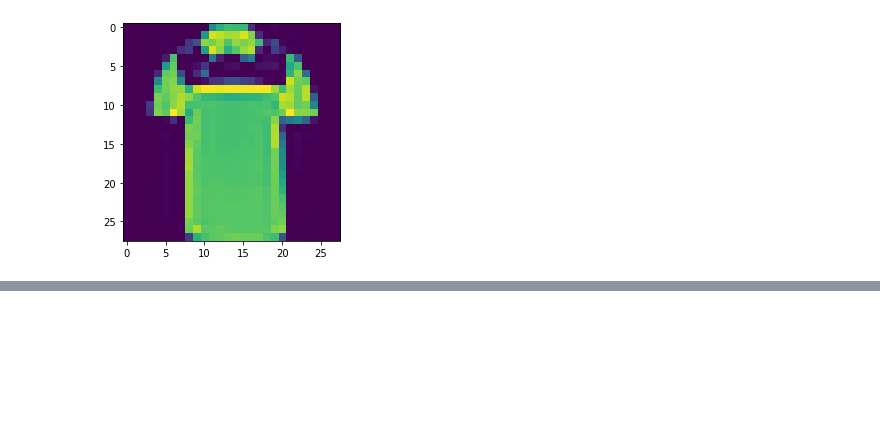
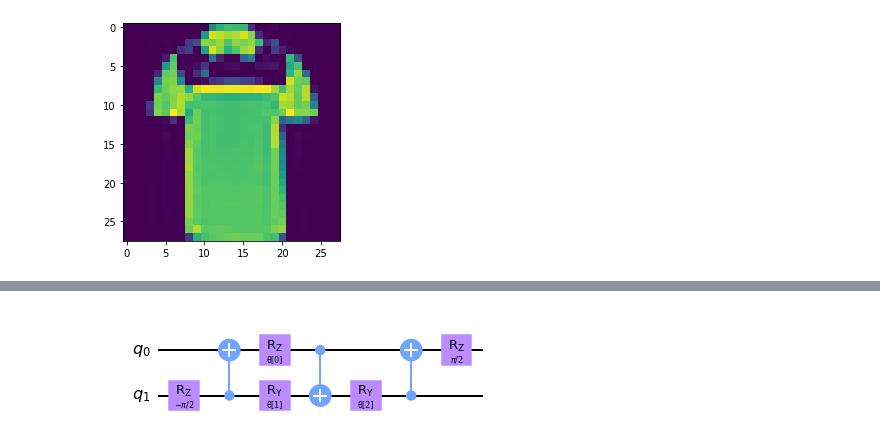
Before and after one commit to KevinJoven11/iQuHack-2023, a Jupyter notebook: decoding.ipynb, the cells around one changed output, grey strips where cells are left out. Saved outputs shown, nothing was run; the diff lists cells and outputs as text; code cells hidden in the pictures; blank space fills up the shorter version.

```diff
--- a/decoding.ipynb
+++ b/decoding.ipynb
@@ -238,3 +343,24 @@ x_train = images[:n_train]
 x_test = images[n_train:]
 y_train = labels[:n_train]
 y_test = labels[n_train:]
+# %%
+# We now define a two qubit unitary as defined in [3]
+def conv_circuit(params):
+    target = QuantumCircuit(2)
+    target.rz(-np.pi / 2, 1)
+    target.cx(1, 0)
+    target.rz(params[0], 0)
+    target.ry(params[1], 1)
+    target.cx(0, 1)
+    target.ry(params[2], 1)
+    target.cx(1, 0)
+    target.rz(np.pi / 2, 0)
+    return target
+
+
+# Let's draw this circuit and see what it looks like
+params = ParameterVector("θ", length=3)
+circuit = conv_circuit(params)
+circuit.draw("mpl")
+# %% [output]
+[figure, added]
```
Also changed, not shown: parts of 29 cells of this notebook.
